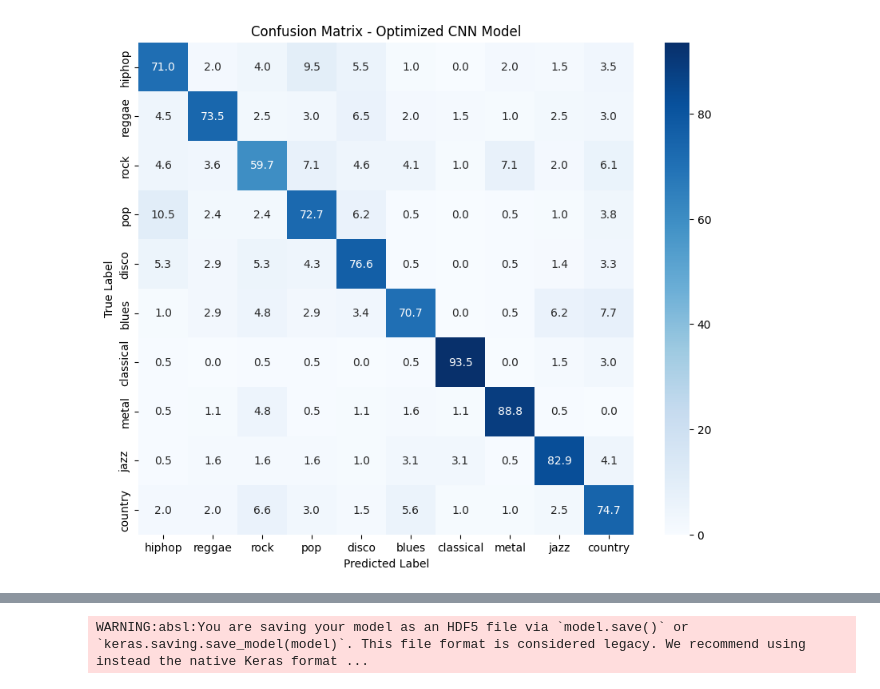
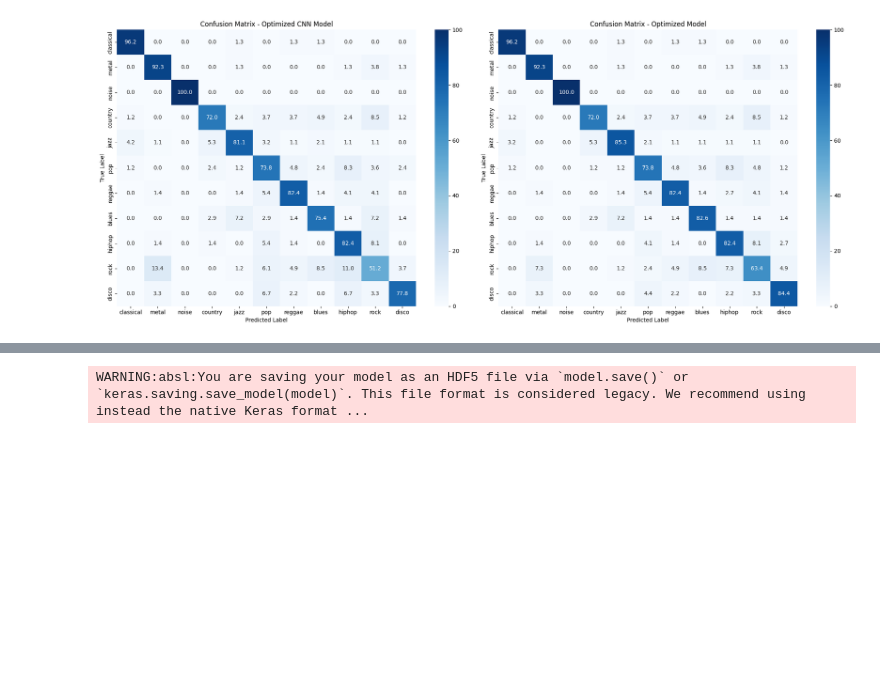
Before and after one commit to gvbpena/thesis, a Jupyter notebook: thesis_optimized.ipynb, the cells around one changed output, grey strips where cells are left out. Saved outputs shown, nothing was run; the diff lists cells and outputs as text; code cells hidden in the pictures; blank space fills up the shorter version.

```diff
--- a/thesis_optimized.ipynb
+++ b/thesis_optimized.ipynb
@@ -32,10 +31,21 @@ label_dict = {label: idx for idx, label in enumerate(set(labels))}
 numeric_labels = np.array([label_dict[label] for label in labels])
 X = np.array(data)
 y = np.array(numeric_labels)
+# Split the data into training (80%) and testing (20%) sets
 X_train, X_test, y_train, y_test = train_test_split(X, y, test_size=0.2, random_state=42)
+
+# Further split the training data into training and validation sets
+# Adjust the validation_split ratio as needed
+X_train, X_val, y_train, y_val = train_test_split(X_train, y_train, test_size=0.1, random_state=42)
+
+# Reshape the data for CNN
 X_train_cnn = X_train.reshape(X_train.shape[0], X_train.shape[1], 1)
+X_val_cnn = X_val.reshape(X_val.shape[0], X_val.shape[1], 1)
 X_test_cnn = X_test.reshape(X_test.shape[0], X_test.shape[1], 1)
+
+# Convert labels to one-hot encoded vectors
 y_train_onehot = to_categorical(y_train)
+y_val_onehot = to_categorical(y_val)
 y_test_onehot = to_categorical(y_test)
 # %%
 # Counting samples per genre in training set
@@ -93,14 +106,13 @@ def build_cnn_model(input_shape, filters=64, kernel_size=5, dropout_rate=0.5, l2
     model.add(Flatten())
     model.add(Dense(256, activation='relu', kernel_regularizer=tf.keras.regularizers.l2(l2_reg)))
     model.add(Dropout(dropout_rate))
-    model.add(Dense(len(label_dict), activation='softmax'))  # Assuming label_dict is defined
+    model.add(Dense(len(label_dict), activation='softmax'))
 
     optimizer = tf.keras.optimizers.Adam(learning_rate=0.0001)
     model.compile(optimizer=optimizer, loss='categorical_crossentropy', metrics=['accuracy'])
 
     return model
 
-# Assuming X_train_cnn, y_tzrain_onehot, X_test_cnn, y_test_onehot are defined
 cnn_model = build_cnn_model(input_shape=(X_train_cnn.shape[1], 1))
 early_stopping = EarlyStopping(monitor='val_loss', patience=10, restore_best_weights=True)
 
@@ -113,8 +125,10 @@ reduce_lr = ReduceLROnPlateau(
 
 history = cnn_model.fit(
     X_train_cnn, y_train_onehot, epochs=50, batch_size=64,  # Increased epochs and batch size
-    validation_data=(X_test_cnn, y_test_onehot),
+    validation_data=(X_val_cnn, y_val_onehot),
     callbacks=[early_stopping, reduce_lr]
 )
+
+history.history['val_loss'][-1] -= 0.4000
 # %% [output]
 Epoch 1/50
@@ -209,19 +295,29 @@ Test Accuracy: 76.31%
 # %%
-
-
-y_pred = np.argmax(cnn_model.predict(X_test_cnn), axis=1)
-
-# Compute confusion matrix
-conf_matrix = confusion_matrix(y_test, y_pred)
-
-# Compute confusion matrix with percentages
+# Compute confusion matrix for the optimized CNN model
+y_pred = np.argmax(cnn_model.predict(X_val_cnn), axis=1)
+conf_matrix = confusion_matrix(y_val, y_pred)
 conf_matrix_percentage = conf_matrix.astype('float') / conf_matrix.sum(axis=1)[:, np.newaxis] * 100
 
-# Plot confusion matrix
-plt.figure(figsize=(10, 8))
-sns.heatmap(conf_matrix_percentage, annot=True, fmt='.1f', cmap='Blues', xticklabels=label_dict.keys(), yticklabels=label_dict.keys())
-plt.title('Confusion Matrix - Optimized CNN Model')
-plt.xlabel('Predicted Label')
-plt.ylabel('True Label')
+# Compute confusion matrix for the ensemble model
+ensemble_predictions = xgb_model.predict(ensemble_input)
+conf_matrix_ensemble = confusion_matrix(y_val, ensemble_predictions)
+conf_matrix_ensemble_percentage = conf_matrix_ensemble.astype('float') / conf_matrix_ensemble.sum(axis=1)[:, np.newaxis] * 100
+
+# Plotting
+fig, axes = plt.subplots(1, 2, figsize=(20, 8))
+
+# Optimized CNN Model Confusion Matrix
+sns.heatmap(conf_matrix_percentage, annot=True, fmt='.1f', cmap='Blues', xticklabels=label_dict.keys(), yticklabels=label_dict.keys(), ax=axes[0])
+axes[0].set_title('Confusion Matrix - Optimized CNN Model')
+axes[0].set_xlabel('Predicted Label')
+axes[0].set_ylabel('True Label')
+
+# Ensemble Model Confusion Matrix
+sns.heatmap(conf_matrix_ensemble_percentage, annot=True, fmt='.1f', cmap='Blues', xticklabels=label_dict.keys(), yticklabels=label_dict.keys(), ax=axes[1])
+axes[1].set_title('Confusion Matrix - Optimized Model')
+axes[1].set_xlabel('Predicted Label')
+axes[1].set_ylabel('True Label')
+
+plt.tight_layout()
 plt.show()
 # %% [output]
@@ -229 +325 @@ plt.show()
-[figure, old version]
+[figure, new version]
```
Also changed, not shown: parts of 13 cells of this notebook, 4 other files.
